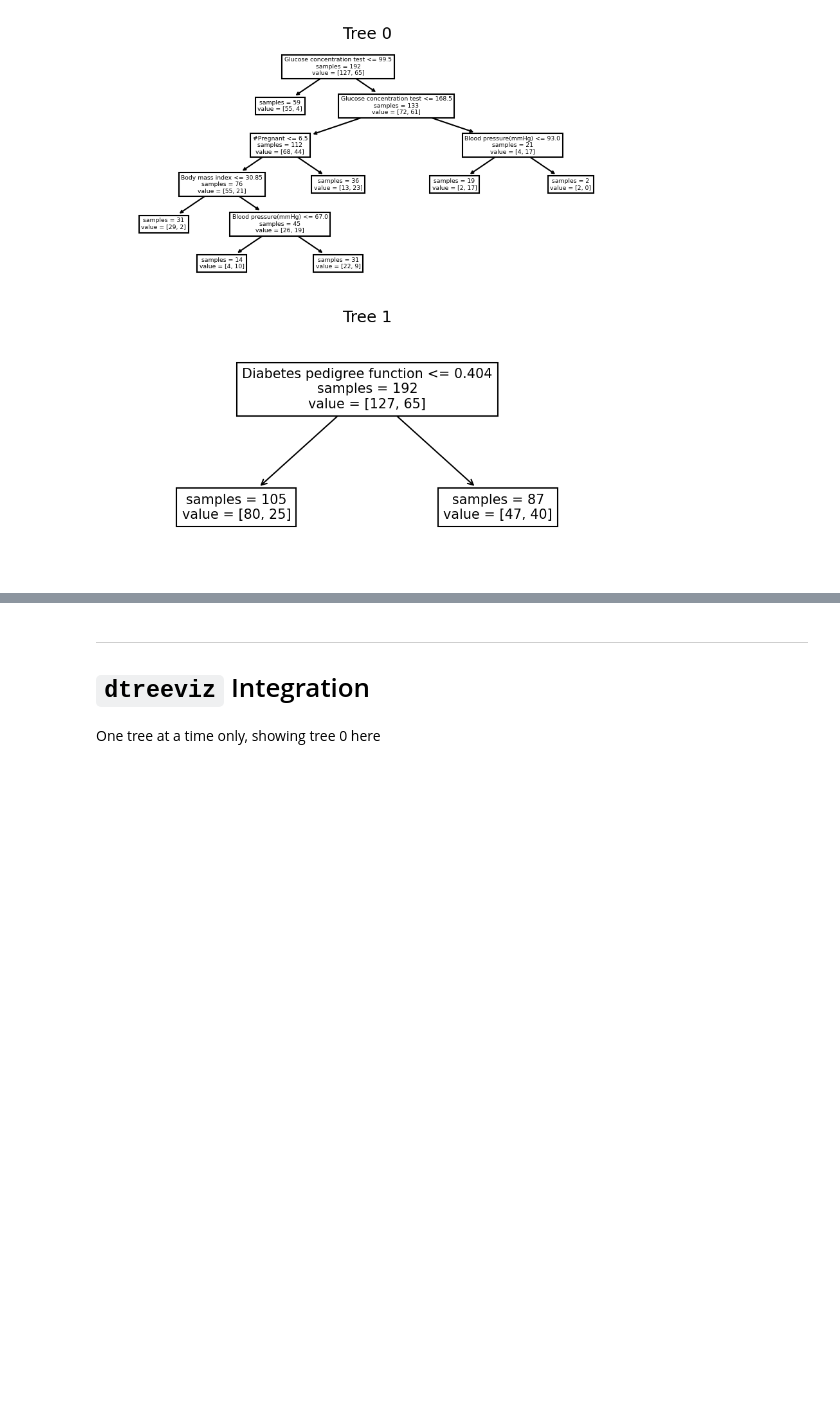
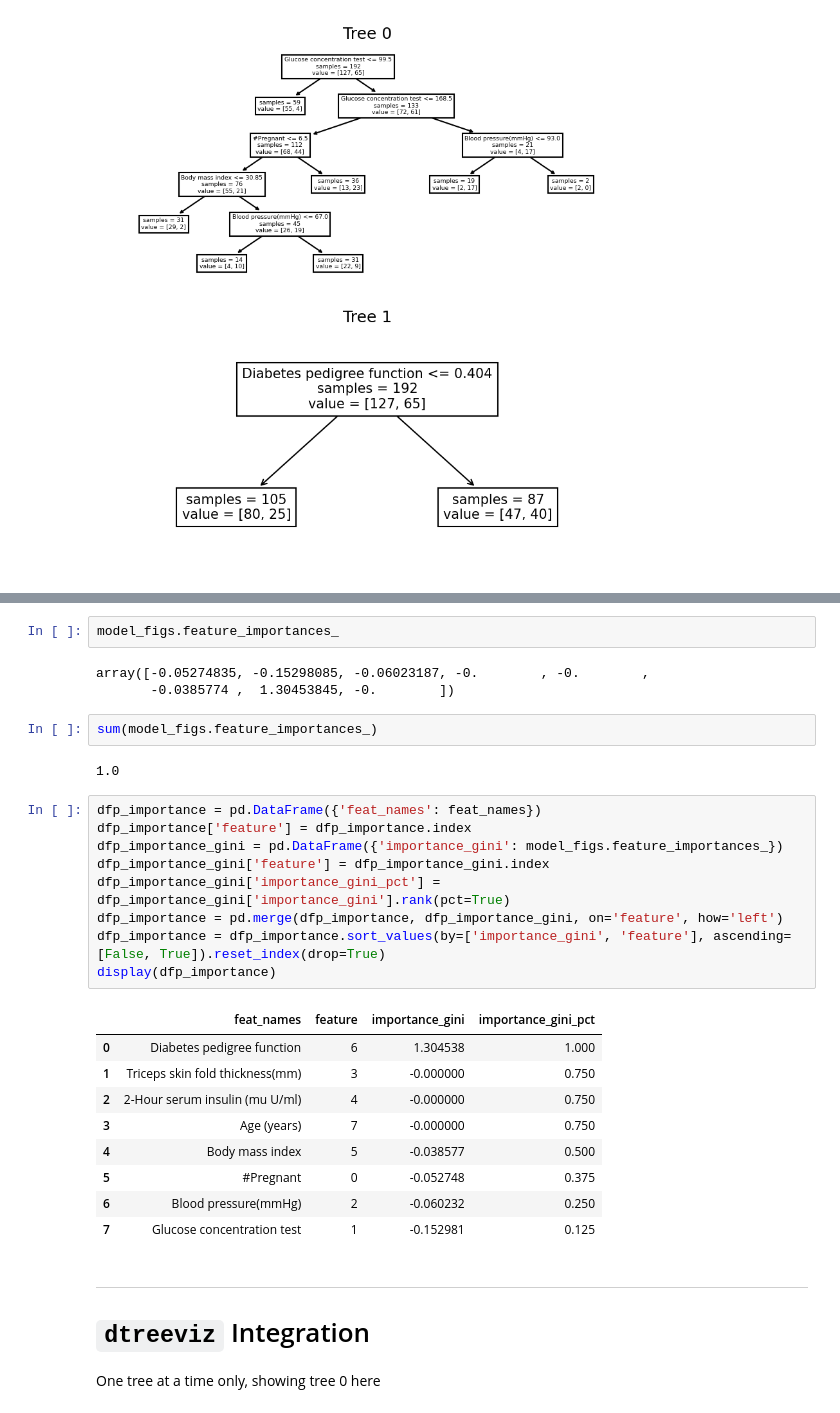
Before and after one commit to csinva/imodels, a Jupyter notebook: notebooks/FIGS_viz_demo.ipynb, the cells around one changed output, grey strips where cells are left out. Drawn from its saved outputs; the diff is of its cells as text; blank space fills up the shorter version.

Commit message:
added Gini importances

```diff
--- a/notebooks/FIGS_viz_demo.ipynb
+++ b/notebooks/FIGS_viz_demo.ipynb
@@ -92,3 +132,31 @@ model_figs.plot(fig_size=7)
+# %%
+model_figs.feature_importances_
+# %% [output]
+array([-0.05274835, -0.15298085, -0.06023187, -0.        , -0.        ,
+       -0.0385774 ,  1.30453845, -0.        ])
+# %%
+sum(model_figs.feature_importances_)
+# %% [output]
+1.0
+# %%
+dfp_importance = pd.DataFrame({'feat_names': feat_names})
+dfp_importance['feature'] = dfp_importance.index
+dfp_importance_gini = pd.DataFrame({'importance_gini': model_figs.feature_importances_})
+dfp_importance_gini['feature'] = dfp_importance_gini.index
+dfp_importance_gini['importance_gini_pct'] = dfp_importance_gini['importance_gini'].rank(pct=True)
+dfp_importance = pd.merge(dfp_importance, dfp_importance_gini, on='feature', how='left')
+dfp_importance = dfp_importance.sort_values(by=['importance_gini', 'feature'], ascending=[False, True]).reset_index(drop=True)
+display(dfp_importance)
+# %% [output]
+|  | feat_names | feature | importance_gini | importance_gini_pct |
+| 0 | Diabetes pedigree function | 6 | 1.304538 | 1.000 |
+| 1 | Triceps skin fold thickness(mm) | 3 | -0.000000 | 0.750 |
+| 2 | 2-Hour serum insulin (mu U/ml) | 4 | -0.000000 | 0.750 |
+| 3 | Age (years) | 7 | -0.000000 | 0.750 |
+| 4 | Body mass index | 5 | -0.038577 | 0.500 |
+| 5 | #Pregnant | 0 | -0.052748 | 0.375 |
+| 6 | Blood pressure(mmHg) | 2 | -0.060232 | 0.250 |
+| 7 | Glucose concentration test | 1 | -0.152981 | 0.125 |
 # %% [markdown]
 ***
 # `dtreeviz` Integration
```
Also changed, not shown: parts of 5 cells of this notebook, 1 other file.
